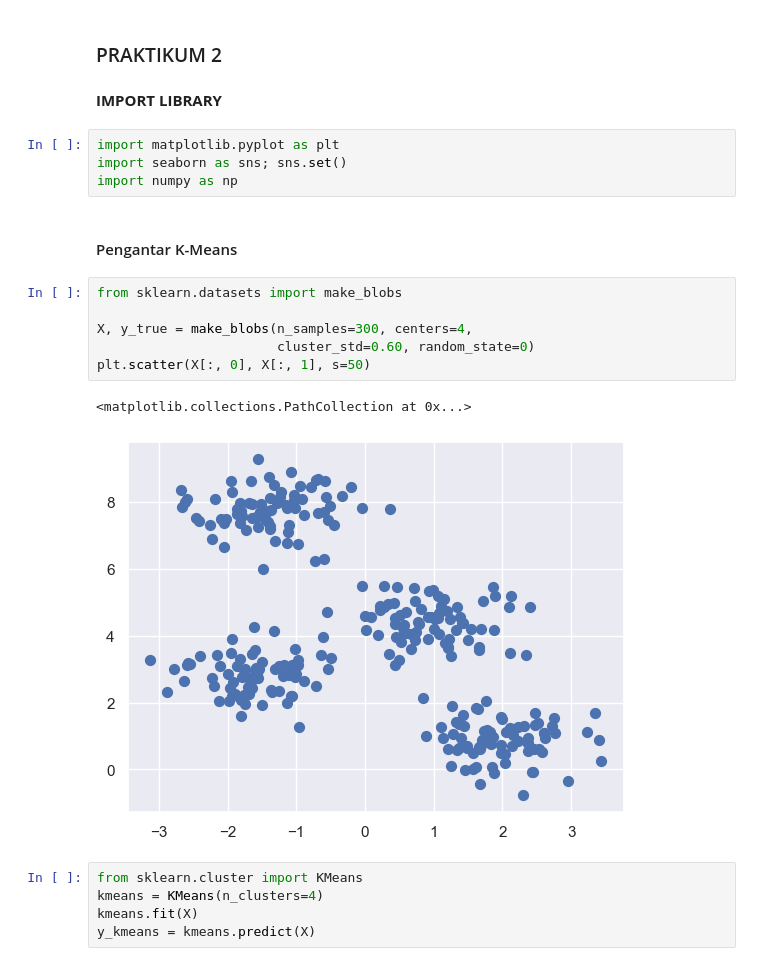
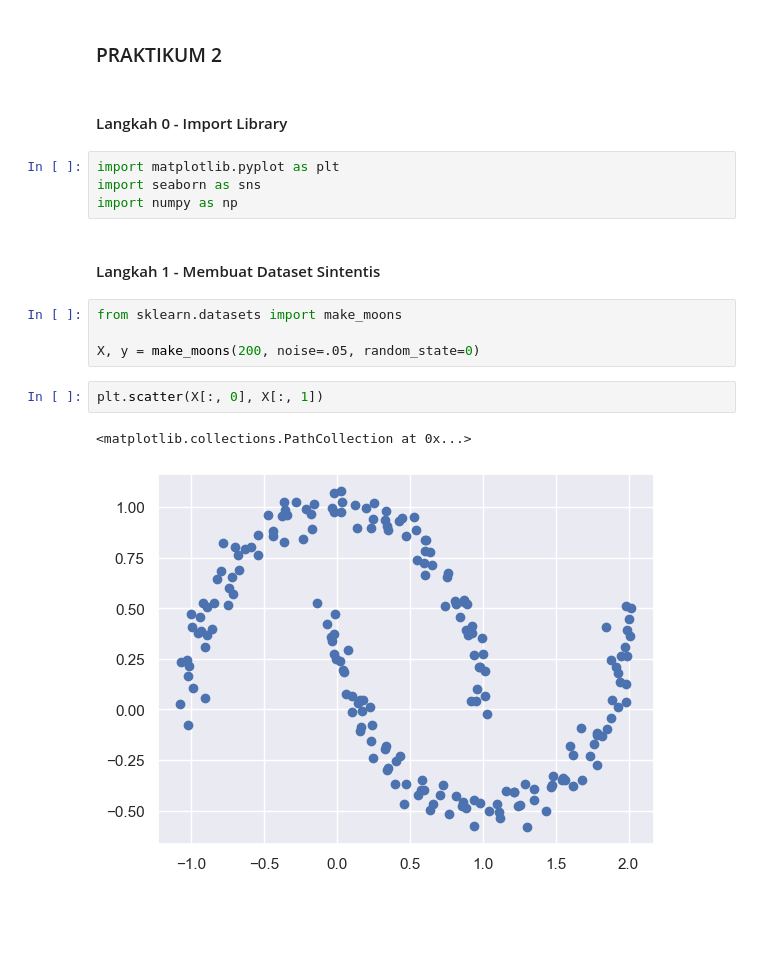
Before and after one commit to HanifFaishalH/MachineLearning, a Jupyter notebook: JS04_2341720016_Hanif Faishal Hilmi.ipynb, the cells around one changed output. Saved outputs shown, nothing was run; the diff lists cells and outputs as text; blank space fills up the shorter version.

```diff
--- a/JS04_2341720016_Hanif Faishal Hilmi.ipynb
+++ b/JS04_2341720016_Hanif Faishal Hilmi.ipynb
@@ -116,24 +138,19 @@ K=9, SSE=29.258620414673047
 # %% [markdown]
 ### PRAKTIKUM 2
 # %% [markdown]
-**IMPORT LIBRARY**
+#### Langkah 0 - Import Library
 # %%
 import matplotlib.pyplot as plt
-import seaborn as sns; sns.set()
+import seaborn as sns
 import numpy as np
 # %% [markdown]
-#### Pengantar K-Means
+#### Langkah 1 - Membuat Dataset Sintentis
 # %%
-from sklearn.datasets import make_blobs
+from sklearn.datasets import make_moons
 
-X, y_true = make_blobs(n_samples=300, centers=4,
-                       cluster_std=0.60, random_state=0)
-plt.scatter(X[:, 0], X[:, 1], s=50)
+X, y = make_moons(200, noise=.05, random_state=0)
-# %% [output]
-<matplotlib.collections.PathCollection at 0x...>
-[figure, removed]
 # %%
-from sklearn.cluster import KMeans
-kmeans = KMeans(n_clusters=4)
-kmeans.fit(X)
-y_kmeans = kmeans.predict(X)
+plt.scatter(X[:, 0], X[:, 1])
+# %% [output]
+<matplotlib.collections.PathCollection at 0x...>
+[figure, added]
```
Also changed, not shown: parts of 36 cells of this notebook.
